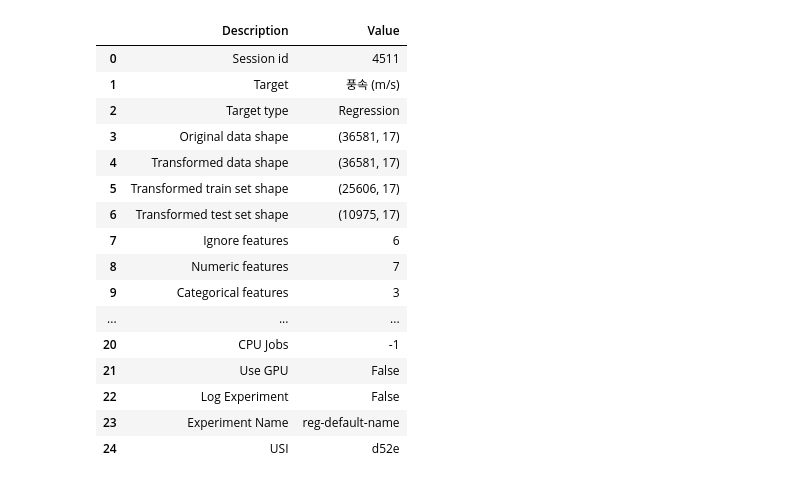
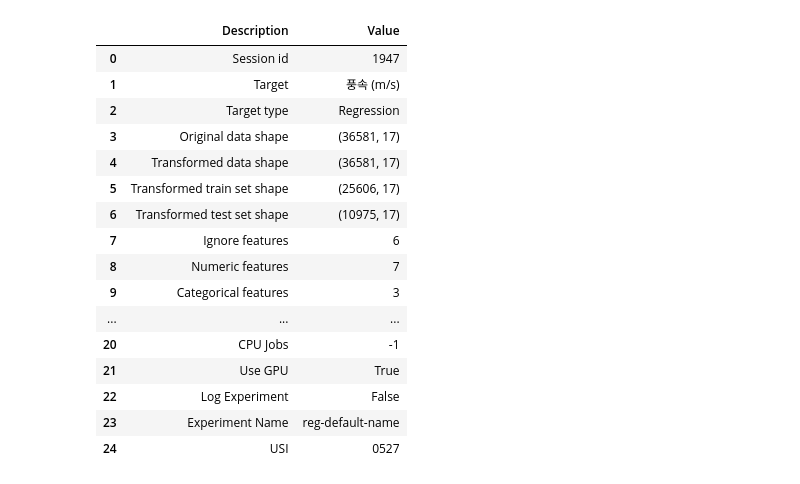
Before and after one commit to YEUNU/dacon_0719, a Jupyter notebook: main.ipynb, the cells around one changed output. Cells and saved outputs as stored; diff of their text form; code cells hidden in the pictures.

```diff
--- a/main.ipynb
+++ b/main.ipynb
@@ -37,5 +23,5 @@ ignore_features=['포화 증기압(mbar)', '이슬점 온도(°C)','수증기
        'ID','월']
 categorical_features = ['계절','일','측정 시간대']
 # %%
-reg = setup(data, target = '풍속 (m/s)',normalize=True, normalize_method="robust", ignore_features=ignore_features, categorical_features=categorical_features)
+reg = setup(data, target = '풍속 (m/s)',normalize=True, use_gpu = True, normalize_method="robust", ignore_features=ignore_features, categorical_features=categorical_features)
 # %% [output]
@@ -42,5 +45,5 @@ reg = setup(data, target = '풍속 (m/s)',normalize=True, normalize_method="robu
 |  | Description | Value |
-| 0 | Session id | 4511 |
+| 0 | Session id | 1947 |
 | 1 | Target | 풍속 (m/s) |
 | 2 | Target type | Regression |
 | 3 | Original data shape | (36581, 17) |
@@ -52,7 +55,7 @@ reg = setup(data, target = '풍속 (m/s)',normalize=True, normalize_method="robu
 | 9 | Categorical features | 3 |
 | ... | ... | ... |
 | 20 | CPU Jobs | -1 |
-| 21 | Use GPU | False |
+| 21 | Use GPU | True |
 | 22 | Log Experiment | False |
 | 23 | Experiment Name | reg-default-name |
-| 24 | USI | d52e |
+| 24 | USI | 0527 |
```
Also changed, not shown: parts of 7 cells of this notebook, 4 other files.
